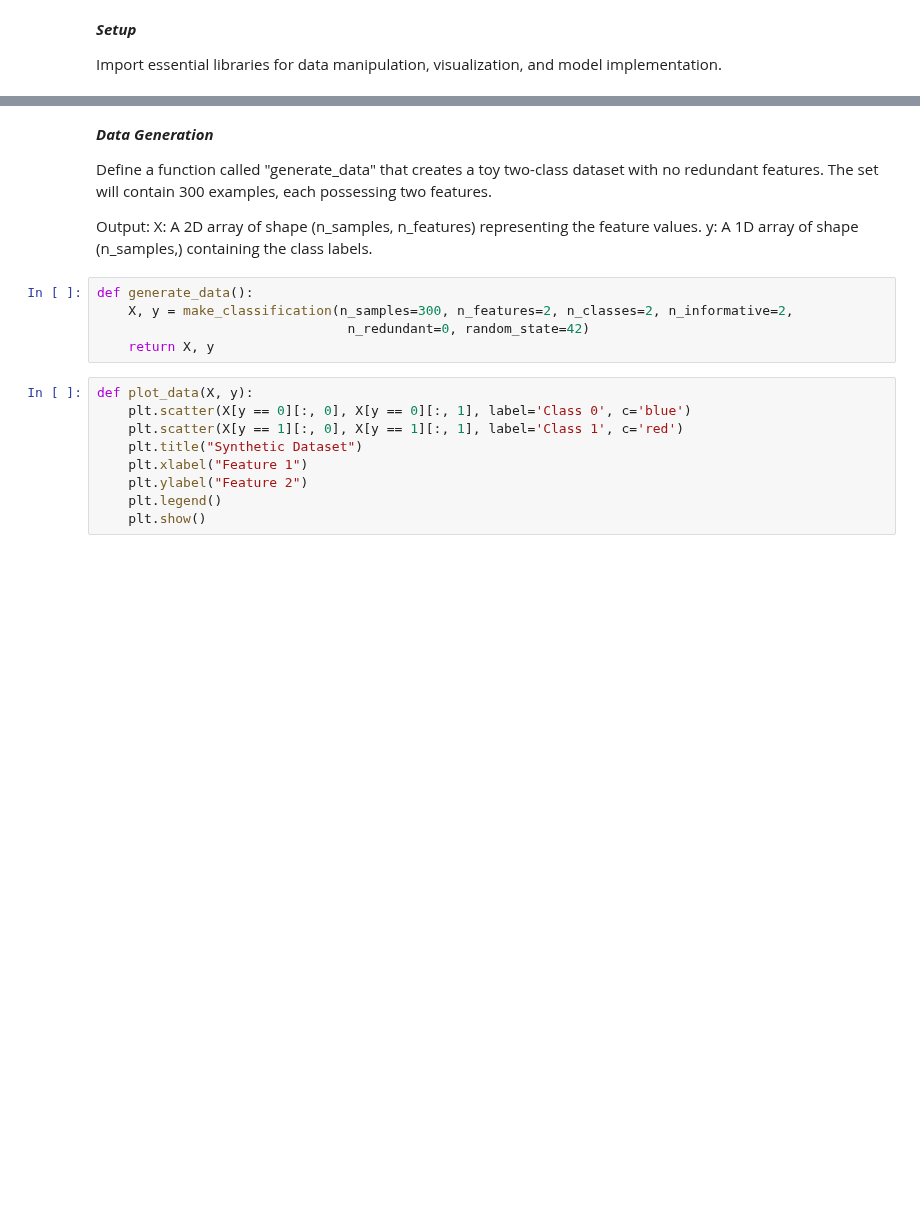
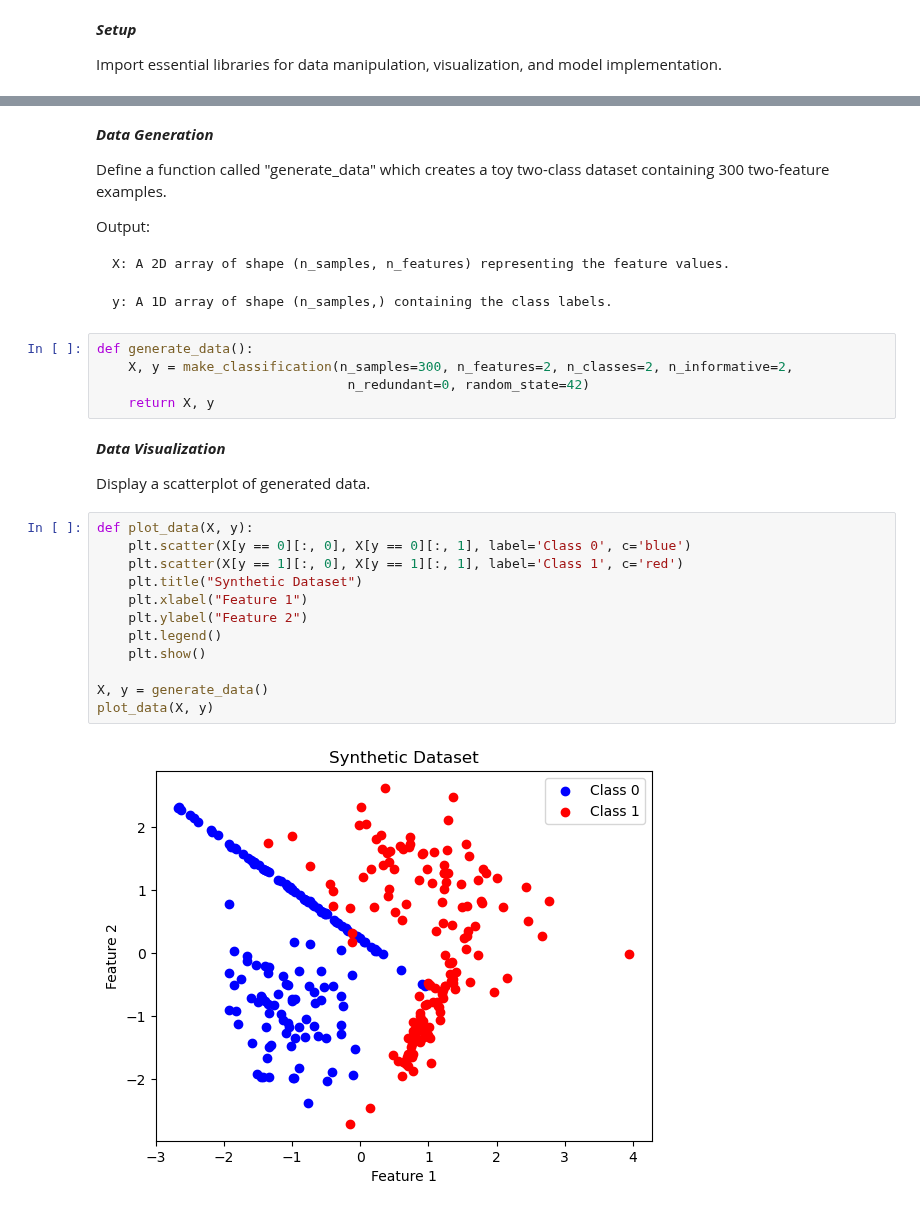
Before and after one commit to mirandabohm/Machine-Learning-Demo-Pack, a Jupyter notebook: KNN.ipynb, the cells around one changed output, grey strips where cells are left out. Cells and saved outputs as stored; diff of their text form; blank space fills up the shorter version.

Commit message:
Update README with classifier image and link, update KNN with model output

```diff
--- a/KNN.ipynb
+++ b/KNN.ipynb
@@ -17,22 +20,33 @@ from sklearn.metrics import accuracy_score, confusion_matrix, classification_rep
 # %% [markdown]
 ***Data Generation***
 
-Define a function called "generate_data" that creates a toy two-class dataset with no redundant features. The set will contain 300 examples, each possessing two features.
+Define a function called "generate_data" which creates a toy two-class dataset containing 300 two-feature examples.
 
 Output:
-X: A 2D array of shape (n_samples, n_features) representing the feature values.
-y: A 1D array of shape (n_samples,) containing the class labels.
+
+    X: A 2D array of shape (n_samples, n_features) representing the feature values.
+
+    y: A 1D array of shape (n_samples,) containing the class labels.
 # %%
 def generate_data():
     X, y = make_classification(n_samples=300, n_features=2, n_classes=2, n_informative=2,
                                 n_redundant=0, random_state=42)
     return X, y
+# %% [markdown]
+***Data Visualization***
+
+Display a scatterplot of generated data.
 # %%
 def plot_data(X, y):
     plt.scatter(X[y == 0][:, 0], X[y == 0][:, 1], label='Class 0', c='blue')
     plt.scatter(X[y == 1][:, 0], X[y == 1][:, 1], label='Class 1', c='red')
     plt.title("Synthetic Dataset")
     plt.xlabel("Feature 1")
     plt.ylabel("Feature 2")
     plt.legend()
     plt.show()
+
+X, y = generate_data()
+plot_data(X, y)
+# %% [output]
+[figure, added]
```
Also changed, not shown: parts of 9 cells of this notebook, 2 other files.
